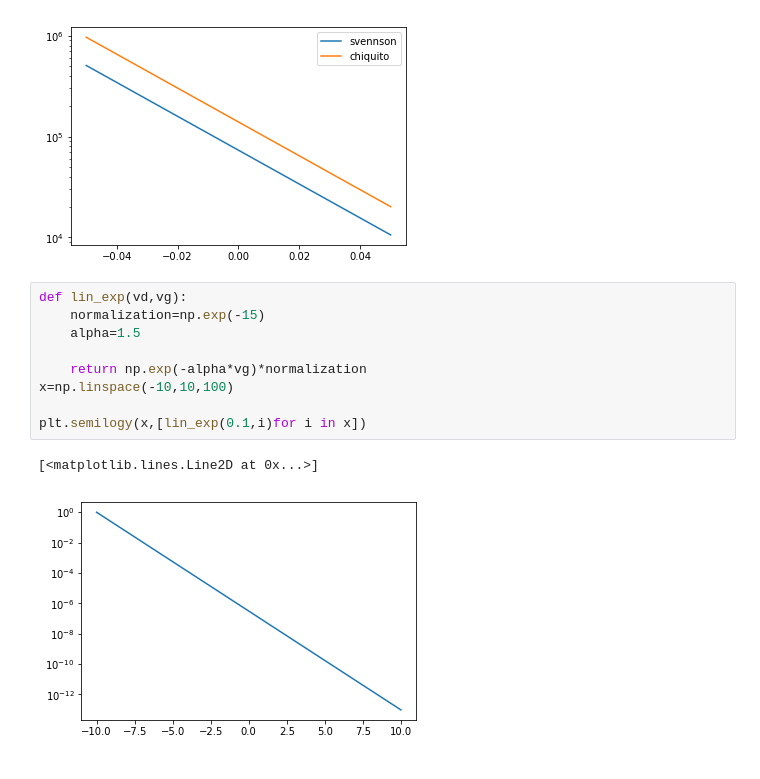
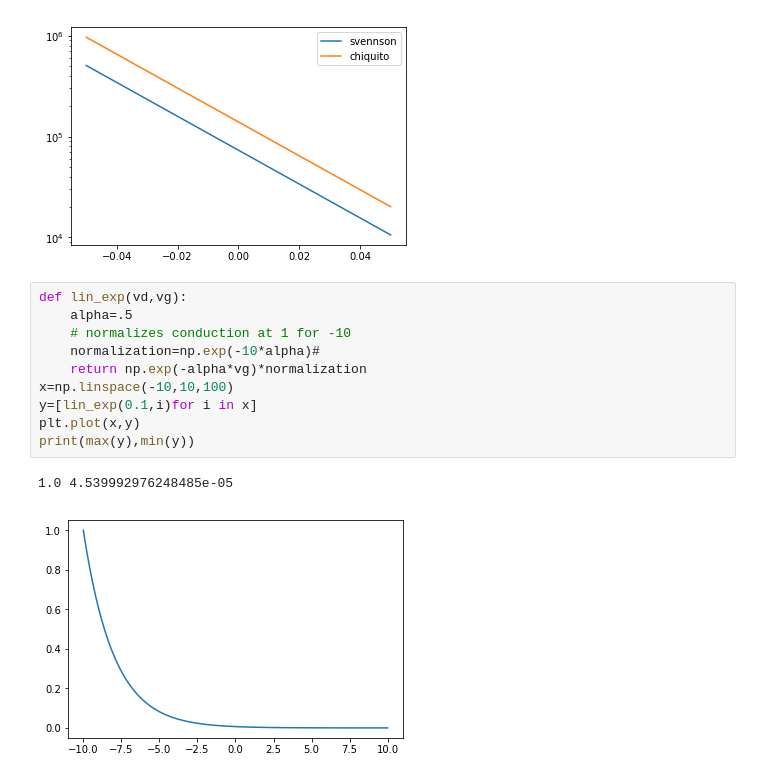
Before and after one commit to leobrowning92/networksim-cntfet, a Jupyter notebook: mechanism_testing.ipynb, the cells around one changed output. Saved outputs shown, nothing was run; the diff lists cells and outputs as text.

```diff
--- a/mechanism_testing.ipynb
+++ b/mechanism_testing.ipynb
@@ -67,14 +67,15 @@ plt.legend()
 [figure]
 # %%
 def lin_exp(vd,vg):
-    normalization=np.exp(-15)
-    alpha=1.5
-
+    alpha=.5
+    # normalizes conduction at 1 for -10
+    normalization=np.exp(-10*alpha)#
     return np.exp(-alpha*vg)*normalization
 x=np.linspace(-10,10,100)
-
-plt.semilogy(x,[lin_exp(0.1,i)for i in x])
+y=[lin_exp(0.1,i)for i in x]
+plt.plot(x,y)
+print(max(y),min(y))
 # %% [output]
-[<matplotlib.lines.Line2D at 0x...>]
+1.0 4.539992976248485e-05
-[figure, old version]
+[figure, new version]
 # %%
```
Also changed, not shown: parts of 1 cell of this notebook, 4 other files.
